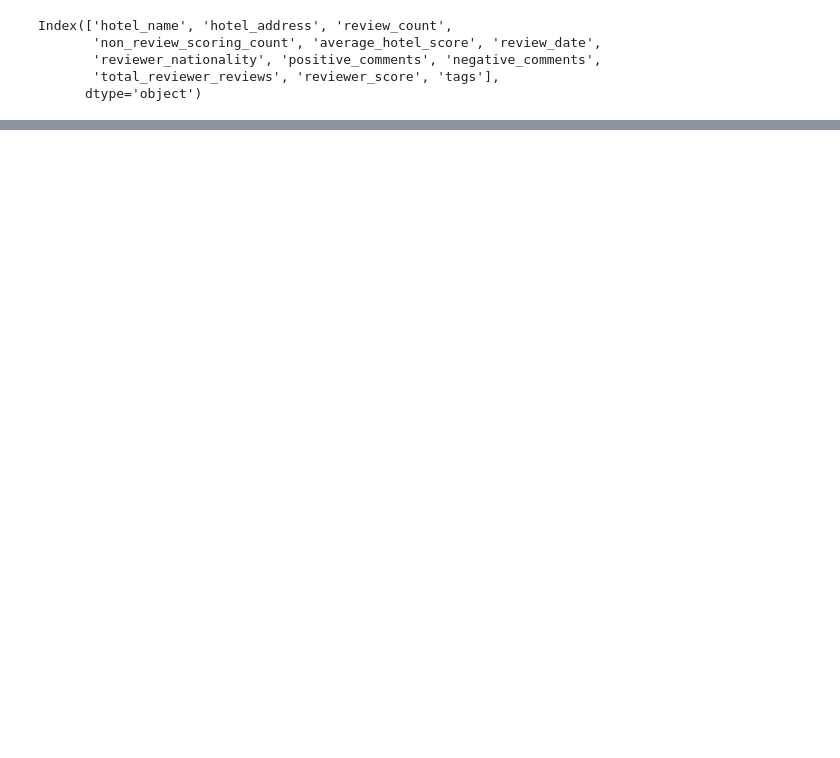
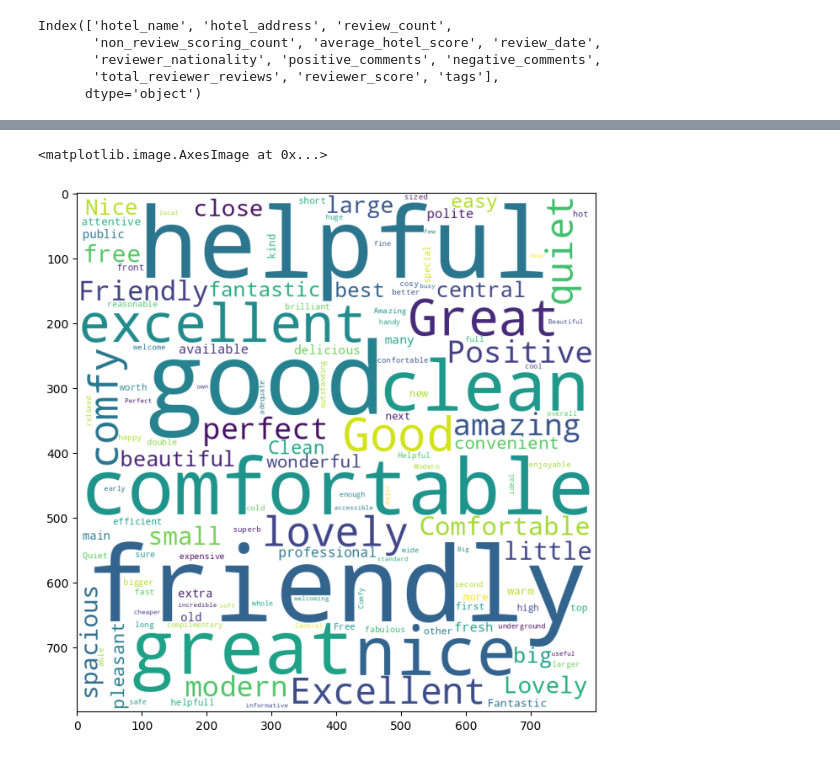
Before and after one commit to Extrieve/TextAna2, a Jupyter notebook: scripts/feature_extraction.ipynb, the cells around one changed output, grey strips where cells are left out. Drawn from its saved outputs; the diff is of its cells as text; code cells hidden in the pictures; blank space fills up the shorter version.

```diff
--- a/scripts/feature_extraction.ipynb
+++ b/scripts/feature_extraction.ipynb
@@ -49,12 +55,17 @@ df_pos.head()
+# %%
+# Sample 100 reviews from each df
+df_pos_sample = df_pos.sample(n=1000)
+df_neg_sample = df_neg.sample(n=1000)
 # %%
 positive_features = dict()
 # iterate through the positive reviews and extract the features from column positive_comments
-for index, row in df_pos.iterrows():
+for index, row in df_pos_sample.iterrows():
     positive = row['positive_comments']
     doc = nlp(positive)
     # if pos is noun, or adjective add it to the dictionary
     for token in doc:
-        if token.pos_ == 'NOUN' or token.pos_ == 'ADJ':
+        # if token.pos_ == 'NOUN' or token.pos_ == 'ADJ':
+        if token.pos_ == 'ADJ':
             if token.text in positive_features:
                 positive_features[token.text] += 1
             else:
@@ -67,0 +132,11 @@ KeyboardInterrupt:
+# %%
+# make word cloud with positive features and negative features
+from wordcloud import WordCloud
+
+# make a word cloud for positive features
+wordcloud = WordCloud(width=800, height=800, background_color='white', min_font_size=10).generate_from_frequencies(positive_features)
+plt.figure(figsize=(8, 8), facecolor=None)
+plt.imshow(wordcloud)
+# %% [output]
+<matplotlib.image.AxesImage at 0x...>
+[figure, added]
```
Also changed, not shown: parts of 6 cells of this notebook.
